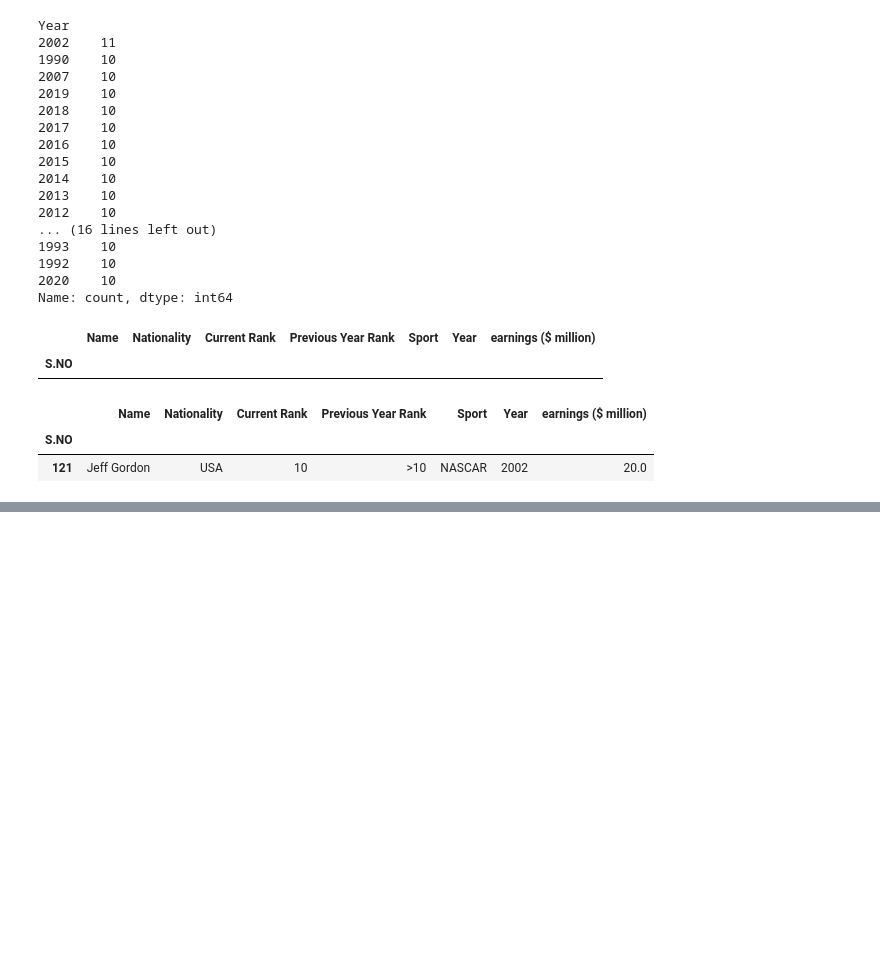
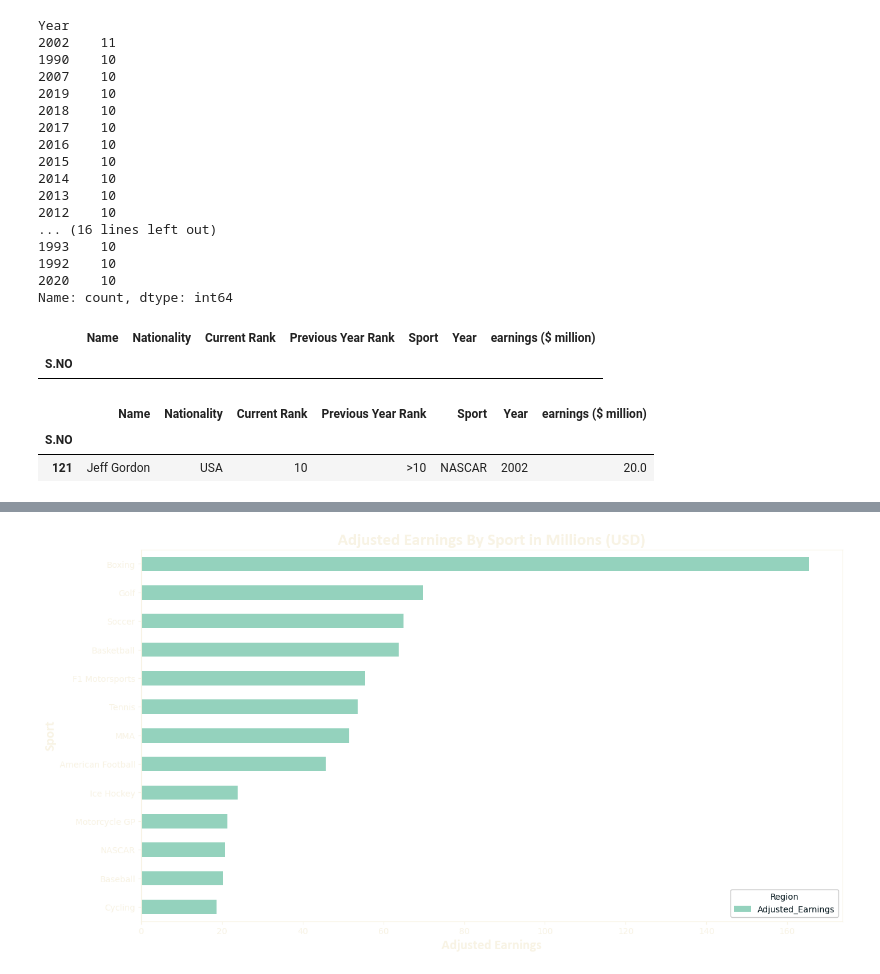
Before and after one commit to cisnerosjp/SMU-Project1-HighestPaidAthletes, a Jupyter notebook: AthletePay_adjusted_2.ipynb, the cells around one changed output, grey strips where cells are left out. Cells and saved outputs as stored; diff of their text form; code cells hidden in the pictures; blank space fills up the shorter version.

Commit message:
added in sports info and powerpoint changes

```diff
--- a/AthletePay_adjusted_2.ipynb
+++ b/AthletePay_adjusted_2.ipynb
@@ -663,0 +664,28 @@ Name: Sport, dtype: int64
+# %%
+nationalities.head()
+Sport_max = adjusted_df.groupby("Sport").Adjusted_Earnings.max()#.sort_values(ascending = False).reset_index()
+#nationalities = pd.merge(nationalities.loc[:,["Nationality", "Adjusted_Earnings"]], temp.loc[:,["Nationality", "count"]], on = "Nationality")
+
+plt.rcParams['text.color'] = light_color
+plt.rcParams['axes.labelcolor'] = light_color
+plt.rcParams['xtick.color'] = light_color
+plt.rcParams['ytick.color'] = light_color
+plt.rcParams['axes.edgecolor'] = light_color
+plt.rcParams['savefig.transparent'] = True
+plt.rcParams['legend.labelcolor'] = dark_color
+plt.rcParams['legend.framealpha'] = 1
+
+Sport_max.sort_values(inplace=True, ascending = True)
+
+Sport_max.plot(color="#94D2BD",kind="barh",stacked=True,figsize=[15,8])
+
+plt.title("Adjusted Earnings By Sport in Millions (USD)", fontweight='bold', fontname = "Calibri", fontsize = 20)
+plt.xlabel("Adjusted Earnings", fontname = "Calibri", fontsize = 16, fontweight = "bold")
+plt.ylabel("Sport", fontname = "Calibri", fontsize = 16, fontweight = "bold")
+legend = plt.legend(title = "Region")
+plt.setp(legend.get_title(), color=dark_color)
+
+plt.savefig("Adjusted Earnings By Sport")
+plt.show()
+# %% [output]
+[figure, added]
```
Also changed, not shown: parts of 7 cells of this notebook, 2 other files.
